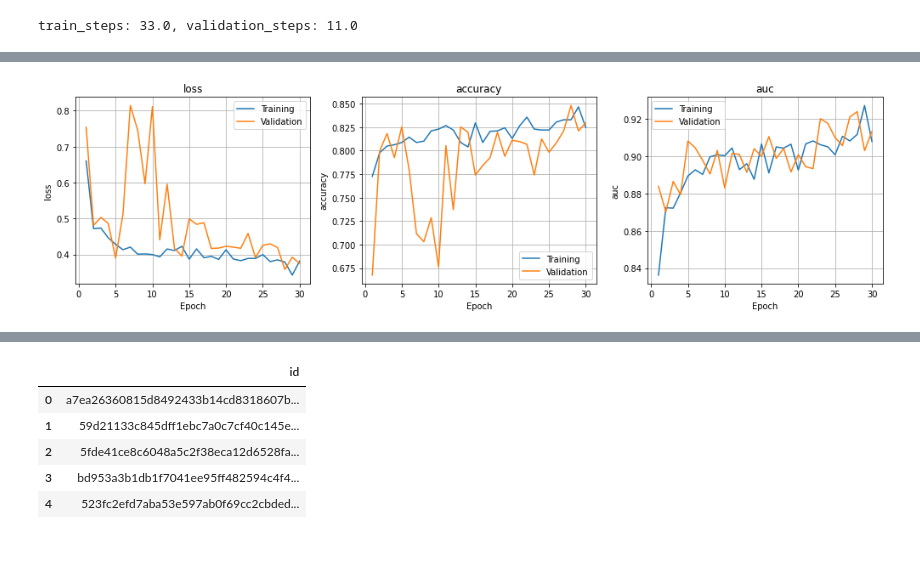
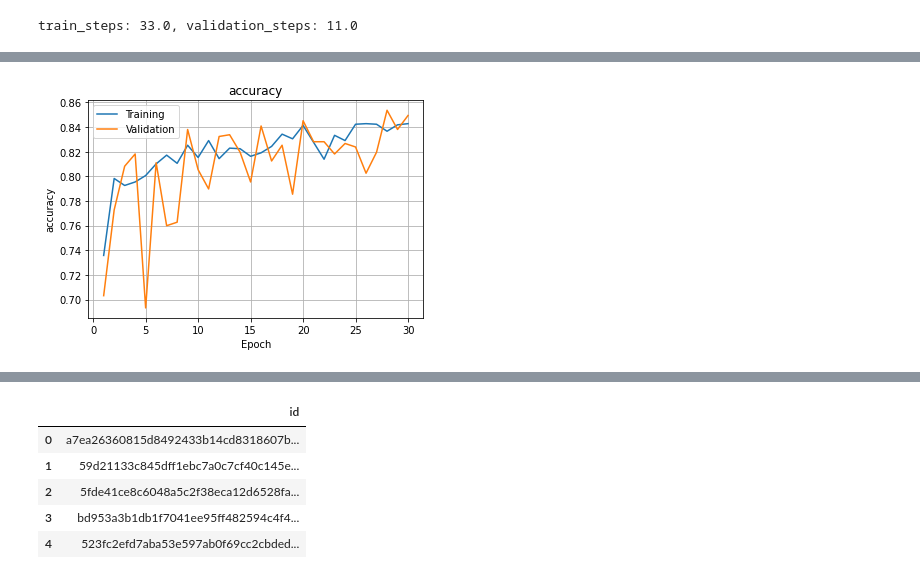
Before and after one commit to ashwin7020/cnn-cancer-detection, a Jupyter notebook: cancer-detection.ipynb, the cells around one changed output, grey strips where cells are left out. Drawn from its saved outputs; the diff is of its cells as text; code cells hidden in the pictures; blank space fills up the shorter version.

```diff
--- a/cancer-detection.ipynb
+++ b/cancer-detection.ipynb
@@ -278,23 +298,10 @@ Epoch 30/30
 # %%
-history = {}
-for k in history_vgg.history.keys():
-    history[k] = sum([history_vgg.history[k]], [])
-
-epoch_range = range(1, len(history['loss']) +1)
-s = slice(0, None)
-n = int(len(history.keys()) / 2)
-
-plt.figure(figsize=[14,4])
-for i in range(n):
-    k = list(history.keys())[i]
-    plt.subplot(1, n, i+1)
-    plt.plot(epoch_range, history[k][s], label='Training')
-    plt.plot(epoch_range, history['val_' + k][s], label='Validation')
-    plt.xlabel('Epoch'); plt.ylabel(k); plt.title(k)
-    plt.grid()
-    plt.legend()
-
-plt.tight_layout()
+k = list(history.keys())[1]
+plt.plot(epoch_range, history[k][s], label='Training')
+plt.plot(epoch_range, history['val_' + k][s], label='Validation')
+plt.xlabel('Epoch'); plt.ylabel(k); plt.title(k)
+plt.grid()
+plt.legend()
 plt.show()
 # %% [output]
-[figure, old version]
+[figure, new version]
```
Also changed, not shown: parts of 26 cells of this notebook.
